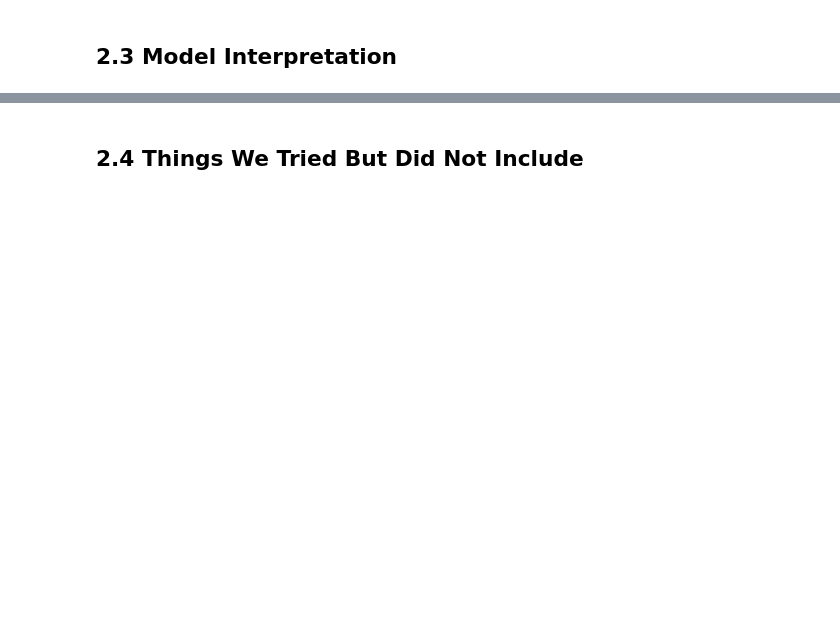
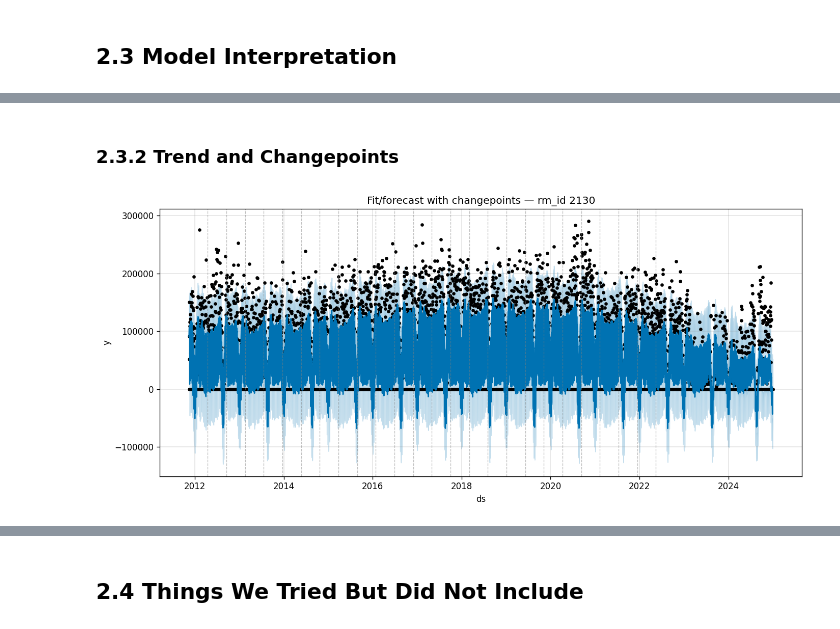
Before and after one commit to siljehj/ML_project, a Jupyter notebook: Report.ipynb, the cells around one changed output, grey strips where cells are left out. Saved outputs shown, nothing was run; the diff lists cells and outputs as text; code cells hidden in the pictures; blank space fills up the shorter version.

```diff
--- a/Report.ipynb
+++ b/Report.ipynb
@@ -2123,0 +2277,13 @@ print(f"💾 Saved adjusted submission (3/5 spread, 2/5 removed): {SUBMISSION_OU
+# %% [markdown]
+### 2.3.2 Trend and Changepoints
+# %%
+
+fig_trend = m.plot(fc_hist)
+plt.title(f"Fit/forecast with changepoints — rm_id {TARGET_RM_ID}")
+if hasattr(m, 'changepoints') and len(m.changepoints) > 0:
+    for cp in m.changepoints:
+        plt.axvline(cp, color='grey', linestyle='--', alpha=0.5, linewidth=0.8)
+plt.gcf().set_size_inches(12, 5)
+plt.show()
+# %% [output]
+[figure, added]
```
Also changed, not shown: parts of 29 cells of this notebook.
